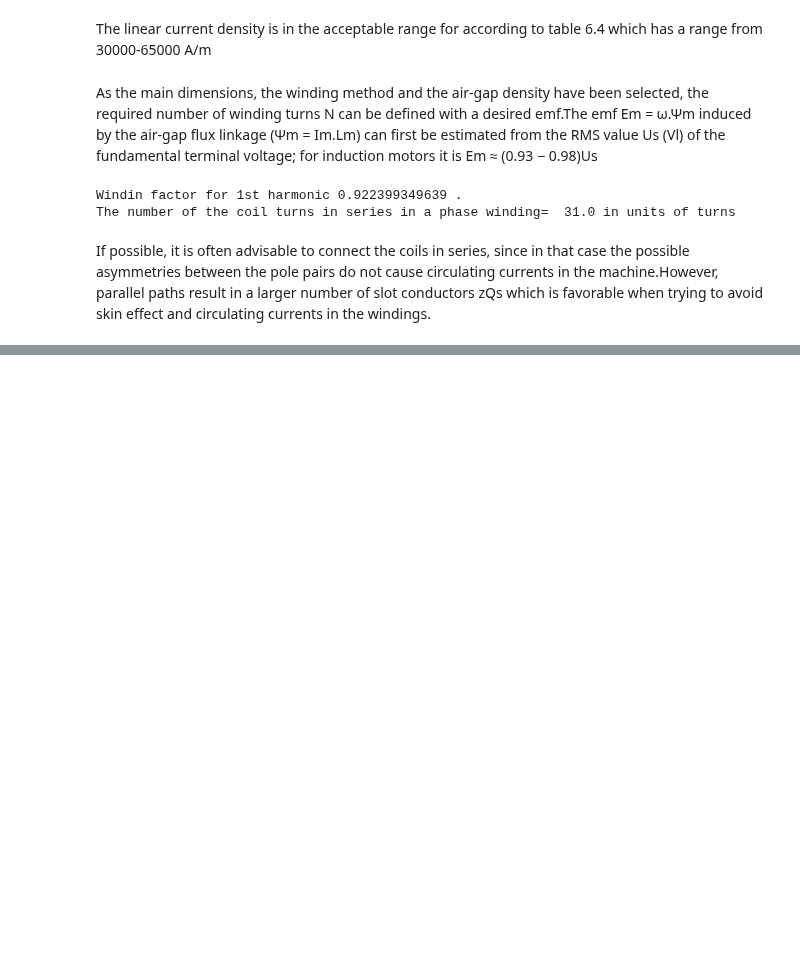
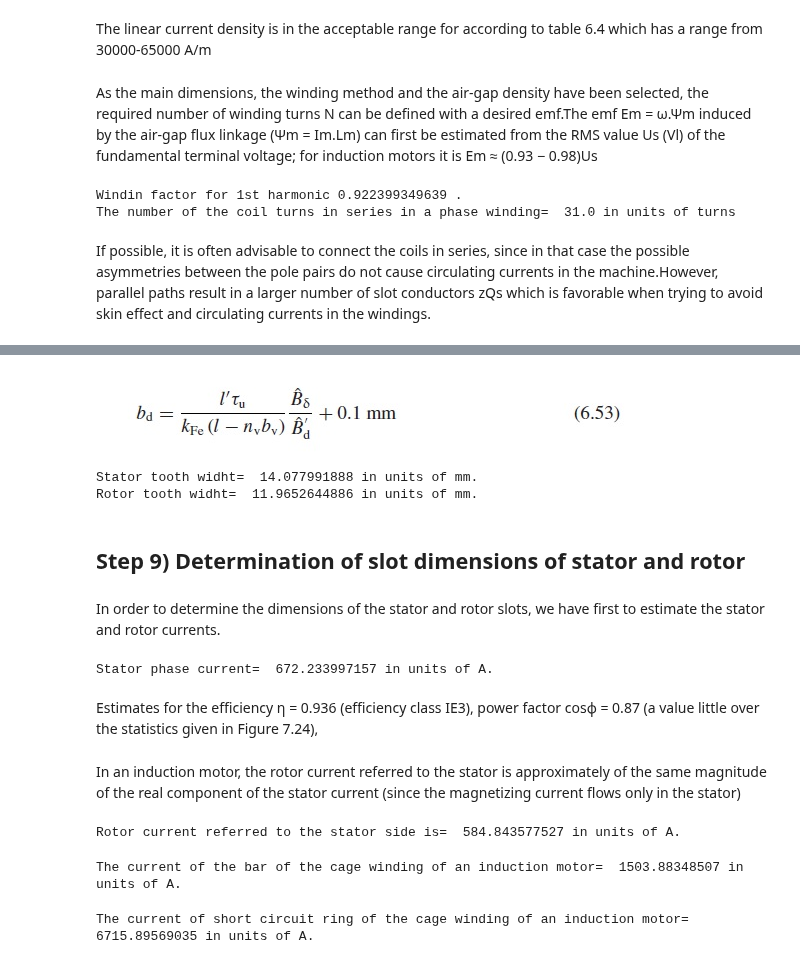
Before and after one commit to odtu/EE564, a Jupyter notebook: TRAIN/gokhangocmen/DesignOfTrainTractionMotor.ipynb, the cells around one changed output, grey strips where cells are left out. Saved outputs shown, nothing was run; the diff lists cells and outputs as text; code cells hidden in the pictures; blank space fills up the shorter version.

```diff
--- a/TRAIN/gokhangocmen/DesignOfTrainTractionMotor.ipynb
+++ b/TRAIN/gokhangocmen/DesignOfTrainTractionMotor.ipynb
@@ -309,0 +355,58 @@ to avoid skin effect and circulating currents in the windings.
+# %%
+from IPython.display import Image
+Image(filename='toothwidhts.jpg')
+# %% [output]
+[figure, added]
+# %%
+kfe=0.97; #the space factor of the iron
+nv=0.1;#nv and bv are the venting ducts and their width
+bv=0.01;
+l_mm=l*1000;#in units of mm
+ls_mm=ls*1000; #in units of mm
+Bds_ref=1.6; # Reference airgap magnetic flux density at stator tooth
+bds=(((l*Tus_4spp)/(kfe*(ls-nv*bv)))*(Bgap_new/Bds_ref))+0.1
+print 'Stator tooth widht= ',bds,'in units of mm.'
+Bdr_ref=1.6;# Reference airgap magnetic flux density at rotor tooth
+bdr=(((l*Tur)/(kfe*(ls-nv*bv)))*(Bgap_new/Bdr_ref))+0.1;
+print 'Rotor tooth widht= ',bdr,'in units of mm.'
+#the widths bds _ref and bdr_ref of the stator and rotor teeth have been selected
+#such that the selected permitted flux densities are located at respective teeth at the peak value
+#of the flux density.
+# %% [output]
+Stator tooth widht=  14.077991888 in units of mm.
+Rotor tooth widht=  11.9652644886 in units of mm.
+# %% [markdown]
+## Step 9) Determination of slot dimensions of stator and rotor
+# %% [markdown]
+In order to determine the dimensions of the stator and rotor slots, we have first to estimate
+the stator and rotor currents.
+# %%
+effcncy=0.936;#targer efficiency
+cosfi=0.87;#estimated power factor
+Is_l=Pout/(m*effcncy*Vl*cosfi);#stator phase current
+print 'Stator phase current= ',Is_l,'in units of A.'
+# %% [output]
+Stator phase current=  672.233997157 in units of A.
+# %% [markdown]
+Estimates for the efficiency η = 0.936 (efficiency class IE3), power factor cosϕ
+= 0.87 (a value little over the statistics given in Figure 7.24),
+# %% [markdown]
+In an induction motor, the rotor current referred to the stator is approximately of the same
+magnitude of the real component of the stator current (since the magnetizing current flows
+only in the stator)
+# %%
+Ir_refer=Is_l*cosfi;
+print 'Rotor current referred to the stator side is= ',Ir_refer,'in units of A.'
+# %% [output]
+Rotor current referred to the stator side is=  584.843577527 in units of A.
+# %%
+Ir=(zQ/a)*(Ir_refer)*(72.0/84.0); #Qs_4spp=72, Qr=84
+print 'The current of the bar of the cage winding of an induction motor= ',Ir,'in units of A.'
+#The real rotor current is defined by the transformation ratio between the rotor and the stator.
+# %% [output]
+The current of the bar of the cage winding of an induction motor=  1503.88348507 in units of A.
+# %%
+Iring=Ir/(2*sin(pi*pp/Qr));
+print 'The current of short circuit ring of the cage winding of an induction motor= ',Iring,'in units of A.'
+# %% [output]
+The current of short circuit ring of the cage winding of an induction motor=  6715.89569035 in units of A.
```
Also changed, not shown: parts of 23 cells of this notebook.
